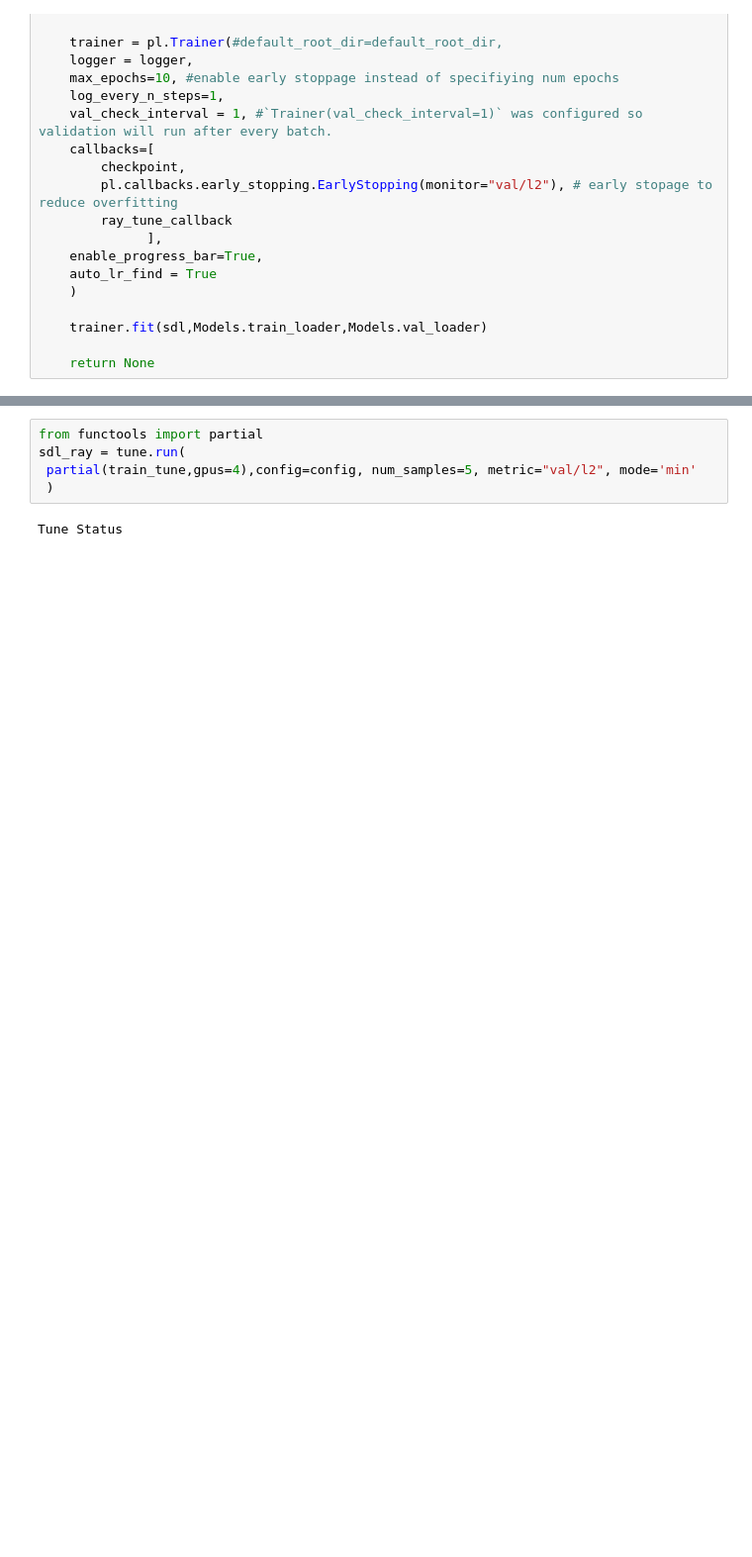
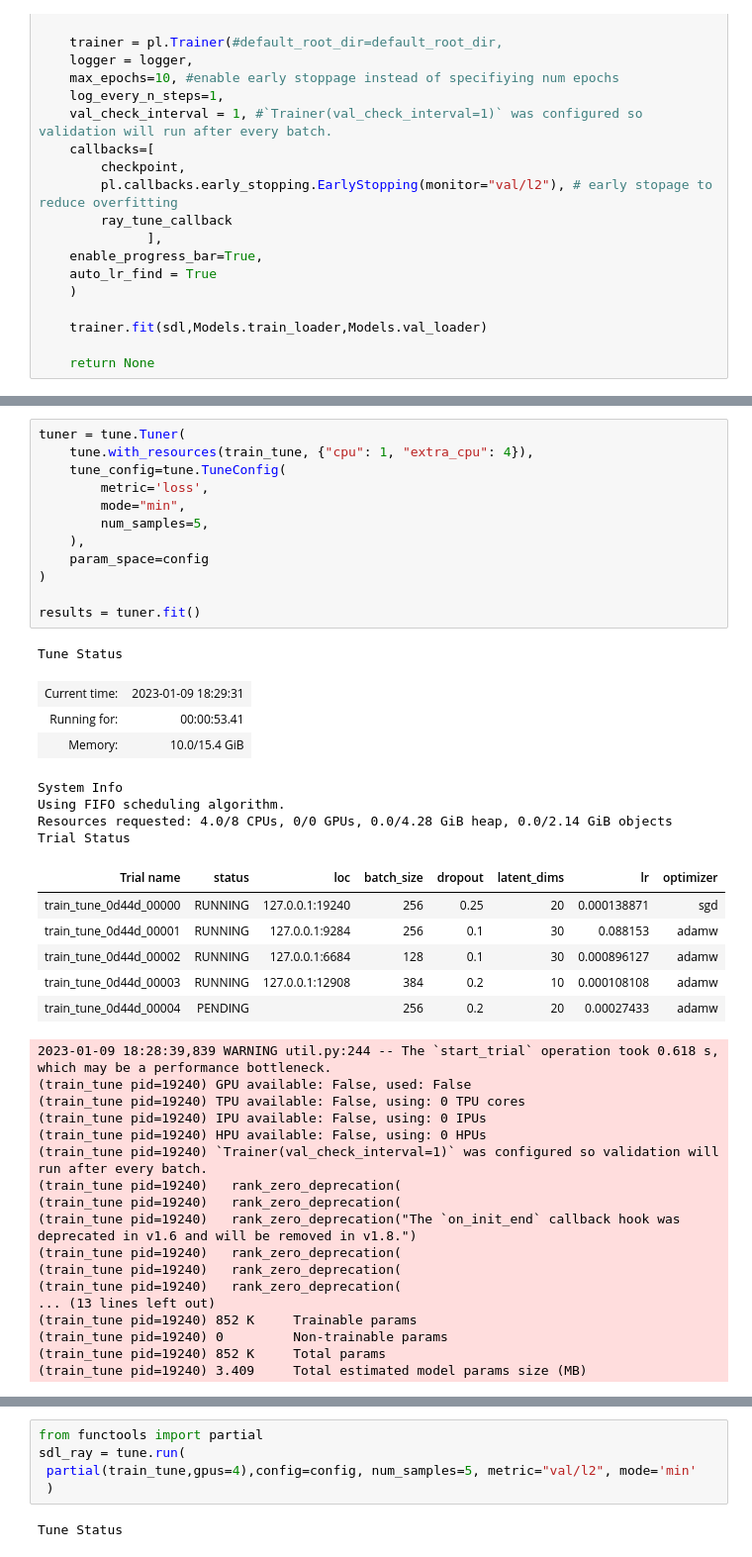
Before and after one commit to LukaLmelias/DeepCCA_thesis, a Jupyter notebook: testing_ray_tune.ipynb, the cells around one changed output, grey strips where cells are left out. Shown at 99% size. Cells and saved outputs as stored; diff of their text form; blank space fills up the shorter version.

Commit message:
ray tune metric dict

```diff
--- a/testing_ray_tune.ipynb
+++ b/testing_ray_tune.ipynb
@@ -555,0 +444,44 @@ results.get_best_result().config
+# %%
+tuner = tune.Tuner(
+    tune.with_resources(train_tune, {"cpu": 1, "extra_cpu": 4}),
+    tune_config=tune.TuneConfig(
+        metric='loss',
+        mode="min",
+        num_samples=5,
+    ),
+    param_space=config
+)
+
+results = tuner.fit()
+# %% [output]
+Tune Status
+| Current time: | 2023-01-09 18:29:31 |
+| Running for: | 00:00:53.41 |
+| Memory: | 10.0/15.4 GiB |
+System Info
+Using FIFO scheduling algorithm.
+Resources requested: 4.0/8 CPUs, 0/0 GPUs, 0.0/4.28 GiB heap, 0.0/2.14 GiB objects
+Trial Status
+| Trial name | status | loc | batch_size | dropout | latent_dims | lr | optimizer |
+| train_tune_0d44d_00000 | RUNNING | 127.0.0.1:19240 | 256 | 0.25 | 20 | 0.000138871 | sgd |
+| train_tune_0d44d_00001 | RUNNING | 127.0.0.1:9284 | 256 | 0.1 | 30 | 0.088153 | adamw |
+| train_tune_0d44d_00002 | RUNNING | 127.0.0.1:6684 | 128 | 0.1 | 30 | 0.000896127 | adamw |
+| train_tune_0d44d_00003 | RUNNING | 127.0.0.1:12908 | 384 | 0.2 | 10 | 0.000108108 | adamw |
+| train_tune_0d44d_00004 | PENDING |  | 256 | 0.2 | 20 | 0.00027433 | adamw |
+2023-01-09 18:28:39,839 WARNING util.py:244 -- The `start_trial` operation took 0.618 s, which may be a performance bottleneck.
+(train_tune pid=19240) GPU available: False, used: False
+(train_tune pid=19240) TPU available: False, using: 0 TPU cores
+(train_tune pid=19240) IPU available: False, using: 0 IPUs
+(train_tune pid=19240) HPU available: False, using: 0 HPUs
+(train_tune pid=19240) `Trainer(val_check_interval=1)` was configured so validation will run after every batch.
+(train_tune pid=19240)   rank_zero_deprecation(
+(train_tune pid=19240)   rank_zero_deprecation(
+(train_tune pid=19240)   rank_zero_deprecation("The `on_init_end` callback hook was deprecated in v1.6 and will be removed in v1.8.")
+(train_tune pid=19240)   rank_zero_deprecation(
+(train_tune pid=19240)   rank_zero_deprecation(
+(train_tune pid=19240)   rank_zero_deprecation(
+... (13 lines left out)
+(train_tune pid=19240) 852 K     Trainable params
+(train_tune pid=19240) 0         Non-trainable params
+(train_tune pid=19240) 852 K     Total params
+(train_tune pid=19240) 3.409     Total estimated model params size (MB)
```
Also changed, not shown: parts of 12 cells of this notebook.
